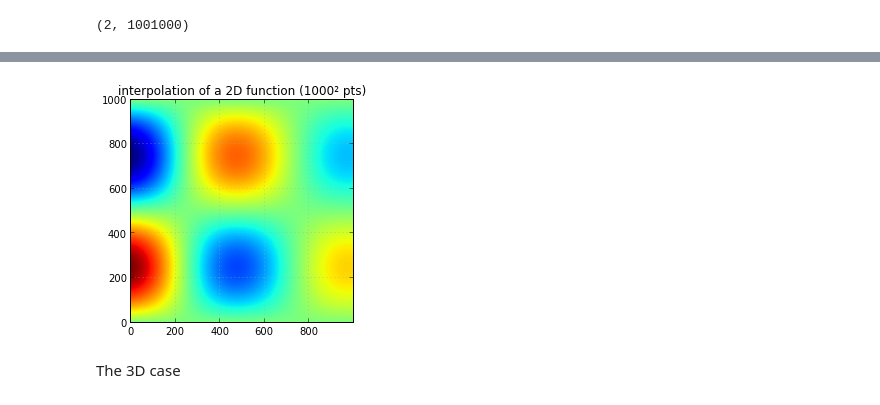
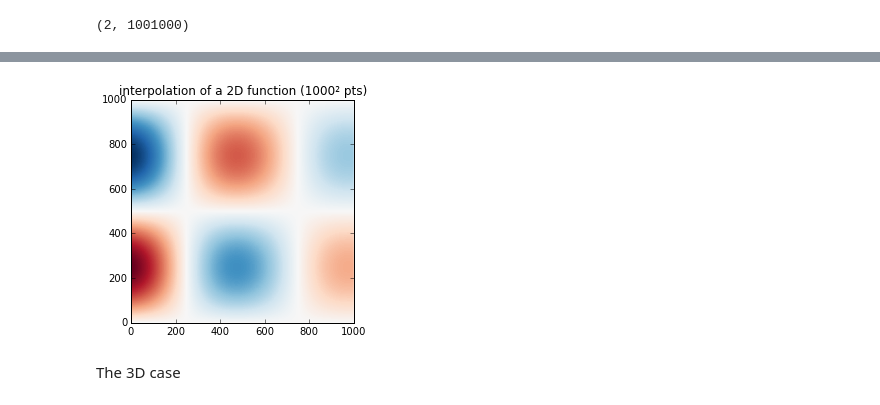
Before and after one commit to pierre-haessig/stodynprog, a Jupyter notebook: stodynprog/linear_interp_benchmark.ipynb, the cells around one changed output, grey strips where cells are left out. Saved outputs shown, nothing was run; the diff lists cells and outputs as text; code cells hidden in the pictures.

```diff
--- a/stodynprog/linear_interp_benchmark.ipynb
+++ b/stodynprog/linear_interp_benchmark.ipynb
@@ -26,6 +37,7 @@ from dolointerpolation import MultilinearInterpolator
 # Tweak how images are plotted with imshow
 mpl.rcParams['image.interpolation'] = 'none' # no interpolation
 mpl.rcParams['image.origin'] = 'lower' # origin at lower left corner
+mpl.rcParams['image.cmap'] = 'RdBu_r'
 # %% [markdown]
 ## 1) Define a simple interpolation problem
 # %%
@@ -223,12 +250,11 @@ f_2d_interp = f_2d_interp.reshape(len(xinterp), len(yinterp))
 # %%
 # Display
 f_2d_interp = map_coordinates(f_2d_grid, coord, order=1).reshape(len(xinterp), len(yinterp))
 
 plt.imshow(f_2d_interp.T)
 plt.title(u'interpolation of a 2D function ({}² pts)'.format(Ninterp));
-plt.jet()
 # %% [output]
-[figure, old version]
+[figure, new version]
 # %% [markdown]
 The 3D case
 # %%
```
Also changed, not shown: parts of 41 cells of this notebook, 2 other files.
